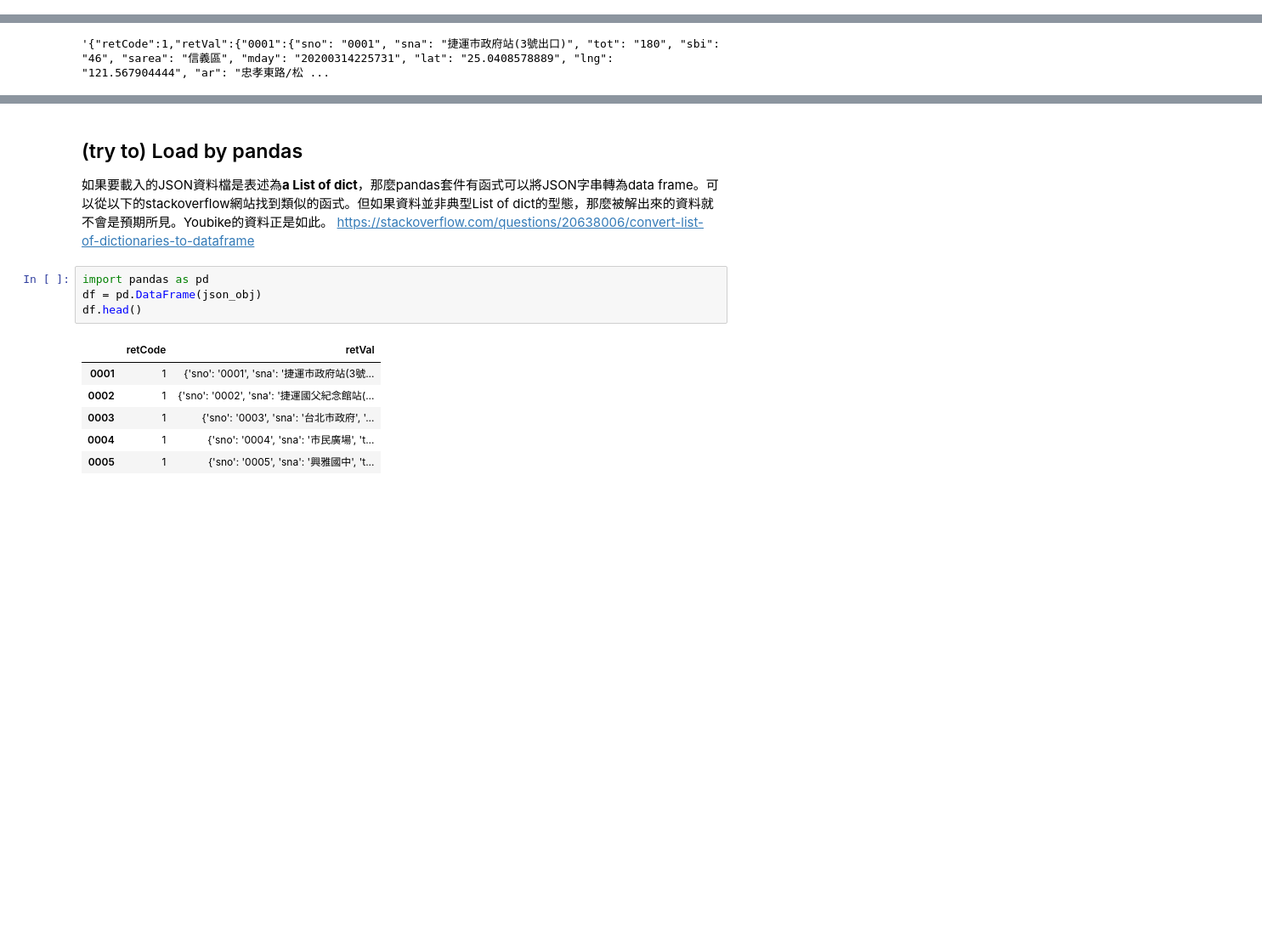
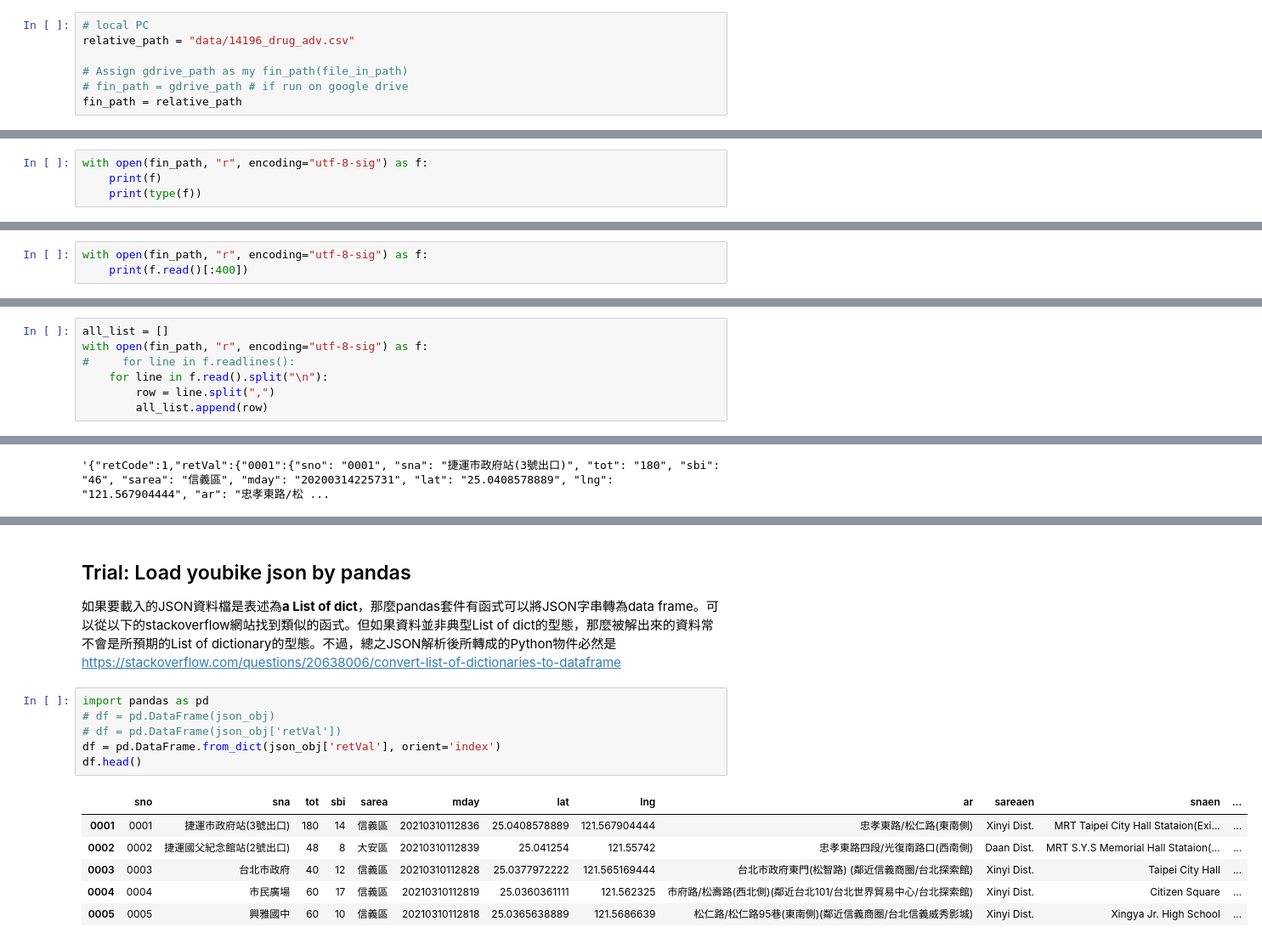
Before and after one commit to p4css/PSS, a Jupyter notebook: P05_read_csv_json.ipynb, the cells around one changed output, grey strips where cells are left out. Shown at 85% size. Drawn from its saved outputs; the diff is of its cells as text; blank space fills up the shorter version.

```diff
--- a/P05_read_csv_json.ipynb
+++ b/P05_read_csv_json.ipynb
@@ -188,0 +29,7 @@ with open('sample.json', 'w') as fout:
+# %%
+# local PC
+relative_path = "data/14196_drug_adv.csv"
+
+# Assign gdrive_path as my fin_path(file_in_path)
+# fin_path = gdrive_path # if run on google drive
+fin_path = relative_path
@@ -188,0 +39,4 @@ with open('sample.json', 'w') as fout:
+# %%
+with open(fin_path, "r", encoding="utf-8-sig") as f:
+    print(f)
+    print(type(f))
@@ -188,0 +46,3 @@ with open('sample.json', 'w') as fout:
+# %%
+with open(fin_path, "r", encoding="utf-8-sig") as f:
+    print(f.read()[:400])
@@ -188,0 +62,7 @@ with open('sample.json', 'w') as fout:
+# %%
+all_list = []
+with open(fin_path, "r", encoding="utf-8-sig") as f:
+#     for line in f.readlines():
+    for line in f.read().split("\n"):
+        row = line.split(",")
+        all_list.append(row)
@@ -243,16 +241,18 @@ print(type(json_obj["retCode"]))
 # %% [markdown]
-## (try to) Load by pandas
+## Trial: Load youbike json by pandas
 
-如果要載入的JSON資料檔是表述為**a List of dict**，那麼pandas套件有函式可以將JSON字串轉為data frame。可以從以下的stackoverflow網站找到類似的函式。但如果資料並非典型List of dict的型態，那麼被解出來的資料就不會是預期所見。Youbike的資料正是如此。
+如果要載入的JSON資料檔是表述為**a List of dict**，那麼pandas套件有函式可以將JSON字串轉為data frame。可以從以下的stackoverflow網站找到類似的函式。但如果資料並非典型List of dict的型態，那麼被解出來的資料常不會是所預期的List of dictionary的型態。不過，總之JSON解析後所轉成的Python物件必然是
 https://stackoverflow.com/questions/20638006/convert-list-of-dictionaries-to-dataframe
 # %%
 import pandas as pd
-df = pd.DataFrame(json_obj)
+# df = pd.DataFrame(json_obj)
+# df = pd.DataFrame(json_obj['retVal'])
+df = pd.DataFrame.from_dict(json_obj['retVal'], orient='index')
 df.head()
 # %% [output]
-|  | retCode | retVal |
-| 0001 | 1 | {'sno': '0001', 'sna': '捷運市政府站(3號... |
-| 0002 | 1 | {'sno': '0002', 'sna': '捷運國父紀念館站(... |
-| 0003 | 1 | {'sno': '0003', 'sna': '台北市政府', '... |
-| 0004 | 1 | {'sno': '0004', 'sna': '市民廣場', 't... |
-| 0005 | 1 | {'sno': '0005', 'sna': '興雅國中', 't... |
+|  | sno | sna | tot | sbi | sarea | mday | lat | lng | ar | sareaen | snaen | ... |
+| 0001 | 0001 | 捷運市政府站(3號出口) | 180 | 14 | 信義區 | 20210310112836 | 25.0408578889 | 121.567904444 | 忠孝東路/松仁路(東南側) | Xinyi Dist. | MRT Taipei City Hall Stataion(Exi... | ... |
+| 0002 | 0002 | 捷運國父紀念館站(2號出口) | 48 | 8 | 大安區 | 20210310112839 | 25.041254 | 121.55742 | 忠孝東路四段/光復南路口(西南側) | Daan Dist. | MRT S.Y.S Memorial Hall Stataion(... | ... |
+| 0003 | 0003 | 台北市政府 | 40 | 12 | 信義區 | 20210310112828 | 25.0377972222 | 121.565169444 | 台北市政府東門(松智路) (鄰近信義商圈/台北探索館) | Xinyi Dist. | Taipei City Hall | ... |
+| 0004 | 0004 | 市民廣場 | 60 | 17 | 信義區 | 20210310112819 | 25.0360361111 | 121.562325 | 市府路/松壽路(西北側)(鄰近台北101/台北世界貿易中心/台北探索館) | Xinyi Dist. | Citizen Square | ... |
+| 0005 | 0005 | 興雅國中 | 60 | 10 | 信義區 | 20210310112818 | 25.0365638889 | 121.5686639 | 松仁路/松仁路95巷(東南側)(鄰近信義商圈/台北信義威秀影城) | Xinyi Dist. | Xingya Jr. High School | ... |
```
Also changed, not shown: parts of 56 cells of this notebook, 15 other files.
